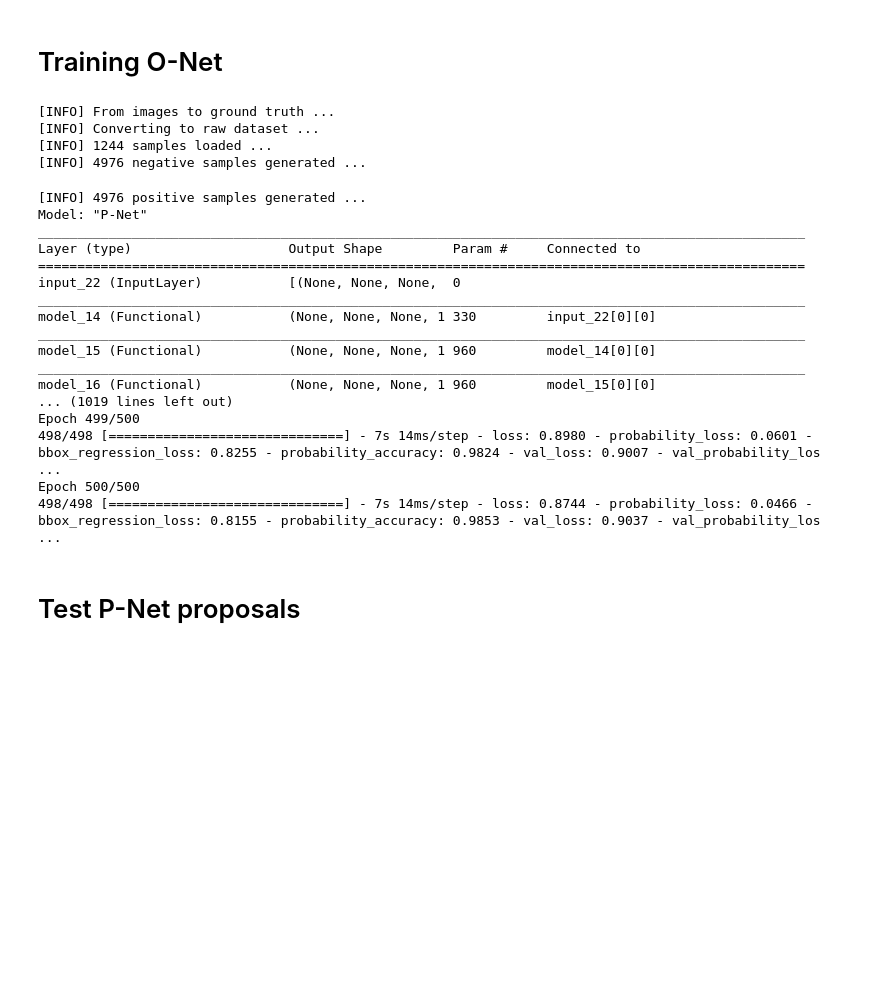
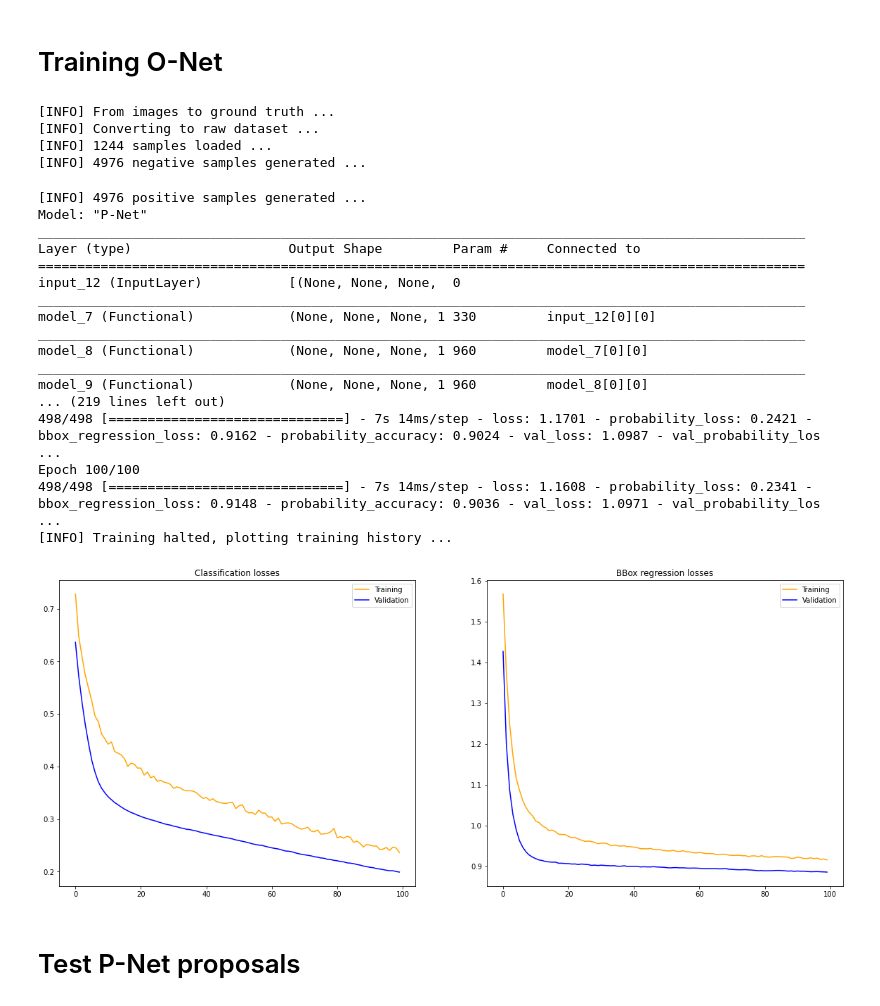
Before and after one commit to hieubkvn123/face_recognition, a Jupyter notebook: mtcnn_impl/PNet_RNet_Combined_training.ipynb, the cells around one changed output. Drawn from its saved outputs; the diff is of its cells as text; code cells hidden in the pictures; blank space fills up the shorter version.

```diff
--- a/mtcnn_impl/PNet_RNet_Combined_training.ipynb
+++ b/mtcnn_impl/PNet_RNet_Combined_training.ipynb
@@ -459,42 +481,61 @@ losses = {
 
 y = {
     'probability' : train_labels,
     'bbox_regression' : train_bboxes
 }
 
 onet = build_pnet_model(input_shape=input_dim*4, batch_norm=True, dropout=True, n_classes=n_classes)
 print(onet.summary())
 
 if(os.path.exists(onet_weights)):
     print('[INFO] Loading O-Net pretrained weights ...')
     onet.load_weights(onet_weights)
 onet.compile(optimizer=Adam(lr=0.00001, amsgrad=True),
             loss=losses,
             metrics={'probability':'accuracy'})
 
 history = onet.fit(train_images, y, epochs=epochs, validation_split=0.2, batch_size=batch_size, callbacks=onet_callbacks)
+print('[INFO] Training halted, plotting training history ... ')
+
+history = history.history
+fig, ax = plt.subplots(1, 2, figsize=(20, 8))
+ax[0].plot(history['probability_loss'], color='orange', label='Training')
+ax[0].plot(history['val_probability_loss'], color='blue', label='Validation')
+""
+ax[1].plot(history['bbox_regression_loss'], color='orange', label='Training')
+ax[1].plot(history['val_bbox_regression_loss'], color='blue', label='Validation')
+
+ax[0].legend()
+ax[0].set_title('Classification losses')
+
+ax[1].legend()
+ax[1].set_title('BBox regression losses')
+
+plt.savefig('ONet_training_result.png')
+plt.show()
 # %% [output]
 [INFO] From images to ground truth ...
 [INFO] Converting to raw dataset ...
 [INFO] 1244 samples loaded ...
 [INFO] 4976 negative samples generated ...
 [INFO] 4976 positive samples generated ...
 Model: "P-Net"
 __________________________________________________________________________________________________
 Layer (type)                    Output Shape         Param #     Connected to
 ==================================================================================================
-input_22 (InputLayer)           [(None, None, None,  0
+input_12 (InputLayer)           [(None, None, None,  0
 __________________________________________________________________________________________________
-model_14 (Functional)           (None, None, None, 1 330         input_22[0][0]
+model_7 (Functional)            (None, None, None, 1 330         input_12[0][0]
 __________________________________________________________________________________________________
-model_15 (Functional)           (None, None, None, 1 960         model_14[0][0]
+model_8 (Functional)            (None, None, None, 1 960         model_7[0][0]
 __________________________________________________________________________________________________
-model_16 (Functional)           (None, None, None, 1 960         model_15[0][0]
-... (1019 lines left out)
-Epoch 499/500
-498/498 [==============================] - 7s 14ms/step - loss: 0.8980 - probability_loss: 0.0601 - bbox_regression_loss: 0.8255 - probability_accuracy: 0.9824 - val_loss: 0.9007 - val_probability_los ...
-Epoch 500/500
-498/498 [==============================] - 7s 14ms/step - loss: 0.8744 - probability_loss: 0.0466 - bbox_regression_loss: 0.8155 - probability_accuracy: 0.9853 - val_loss: 0.9037 - val_probability_los ...
+model_9 (Functional)            (None, None, None, 1 960         model_8[0][0]
+... (219 lines left out)
+498/498 [==============================] - 7s 14ms/step - loss: 1.1701 - probability_loss: 0.2421 - bbox_regression_loss: 0.9162 - probability_accuracy: 0.9024 - val_loss: 1.0987 - val_probability_los ...
+Epoch 100/100
+498/498 [==============================] - 7s 14ms/step - loss: 1.1608 - probability_loss: 0.2341 - bbox_regression_loss: 0.9148 - probability_accuracy: 0.9036 - val_loss: 1.0971 - val_probability_los ...
+[INFO] Training halted, plotting training history ...
+[figure, added]
 # %% [markdown]
 # Test P-Net proposals
 # %%
```
Also changed, not shown: parts of 6 cells of this notebook, 15 other files.
